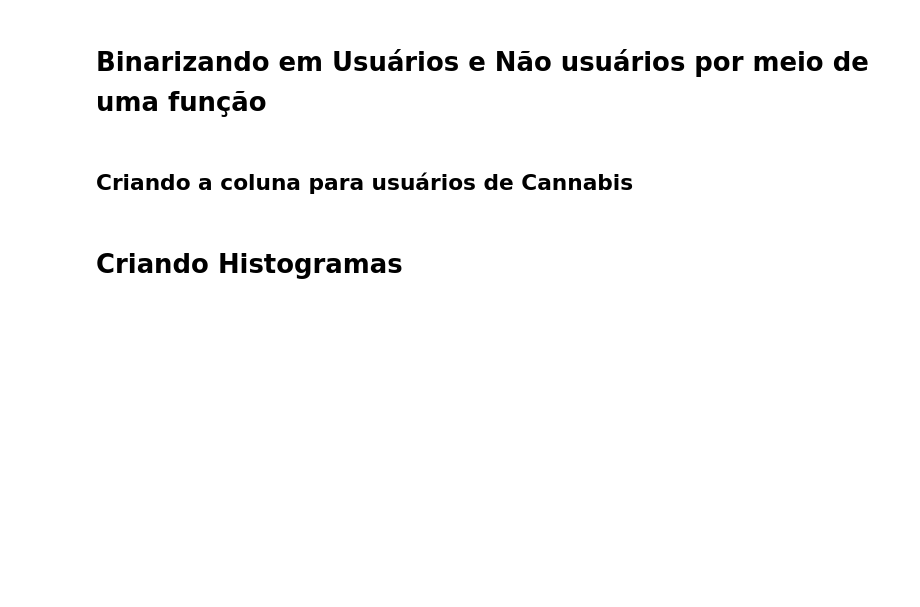
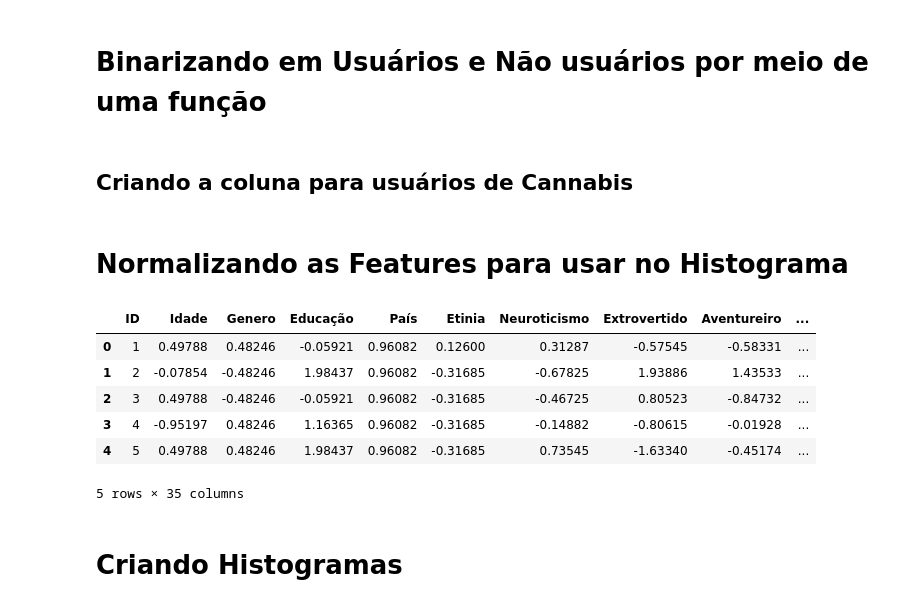
Before and after one commit to BryanYunche/Z-score-e-Binomial-Distribution-Claudomiro-Atividade-01, a Jupyter notebook: LLM_Atividade01.ipynb, the cells around one changed output. Drawn from its saved outputs; the diff is of its cells as text; code cells hidden in the pictures; blank space fills up the shorter version.

```diff
--- a/LLM_Atividade01.ipynb
+++ b/LLM_Atividade01.ipynb
@@ -107,2 +146,17 @@ df.info()
+# %% [markdown]
+# Normalizando as Features para usar no Histograma
+# %%
+df['Pessoa_Disciplinada'] = df['Disciplinado'].astype(float)
+df['Pessoa_Adrenalina'] = df['SS'].astype(float)
+
+df.head()
+# %% [output]
+|  | ID | Idade | Genero | Educação | País | Etinia | Neuroticismo | Extrovertido | Aventureiro | ... |
+| 0 | 1 | 0.49788 | 0.48246 | -0.05921 | 0.96082 | 0.12600 | 0.31287 | -0.57545 | -0.58331 | ... |
+| 1 | 2 | -0.07854 | -0.48246 | 1.98437 | 0.96082 | -0.31685 | -0.67825 | 1.93886 | 1.43533 | ... |
+| 2 | 3 | 0.49788 | -0.48246 | -0.05921 | 0.96082 | -0.31685 | -0.46725 | 0.80523 | -0.84732 | ... |
+| 3 | 4 | -0.95197 | 0.48246 | 1.16365 | 0.96082 | -0.31685 | -0.14882 | -0.80615 | -0.01928 | ... |
+| 4 | 5 | 0.49788 | 0.48246 | 1.98437 | 0.96082 | -0.31685 | 0.73545 | -1.63340 | -0.45174 | ... |
+5 rows × 35 columns
 # %% [markdown]
 # Criando Histogramas
```
Also changed, not shown: parts of 12 cells of this notebook.
